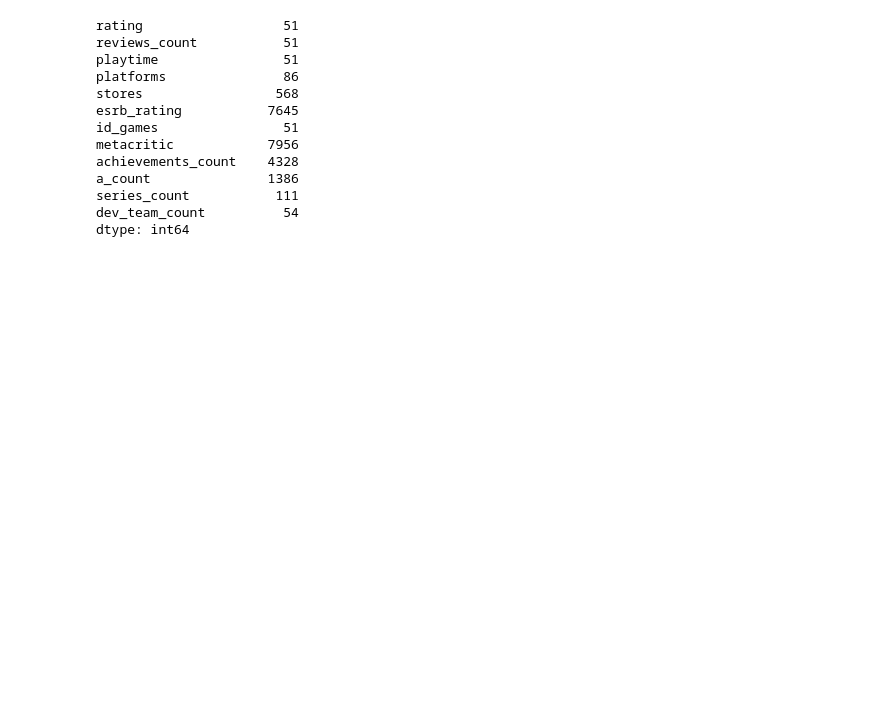
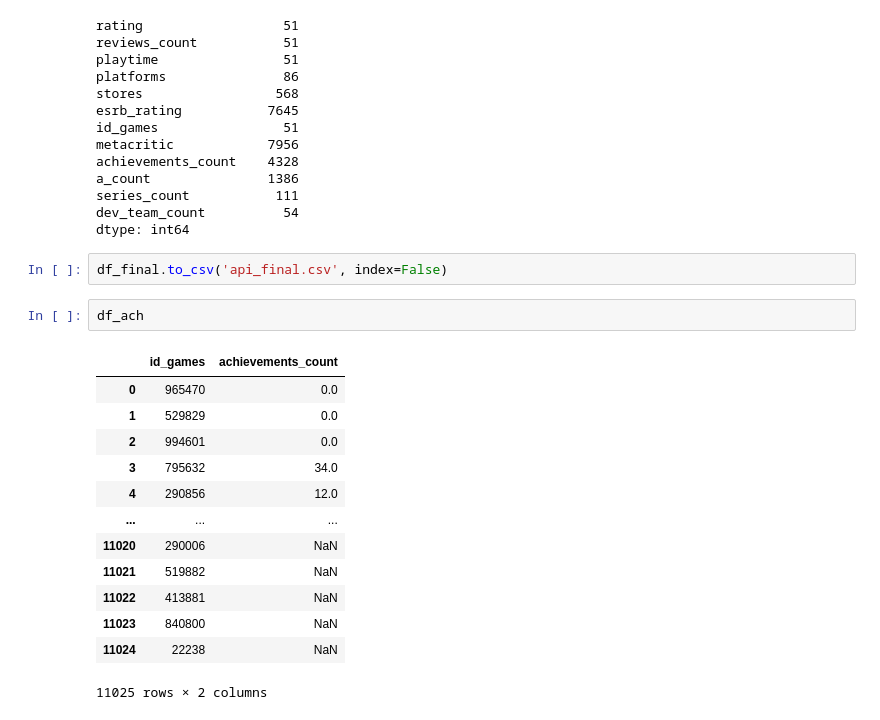
Before and after one commit to zolzayada/GP3_cool, a Jupyter notebook: апи_гп3КУЛ.ipynb, the cells around one changed output. Saved outputs shown, nothing was run; the diff lists cells and outputs as text; blank space fills up the shorter version.

```diff
--- a/апи_гп3КУЛ.ipynb
+++ b/апи_гп3КУЛ.ipynb
@@ -801,3 +801,21 @@ a_count               1386
 series_count           111
 dev_team_count          54
 dtype: int64
+# %%
+df_final.to_csv('api_final.csv', index=False)
+# %%
+df_ach
+# %% [output]
+|  | id_games | achievements_count |
+| 0 | 965470 | 0.0 |
+| 1 | 529829 | 0.0 |
+| 2 | 994601 | 0.0 |
+| 3 | 795632 | 34.0 |
+| 4 | 290856 | 12.0 |
+| ... | ... | ... |
+| 11020 | 290006 | NaN |
+| 11021 | 519882 | NaN |
+| 11022 | 413881 | NaN |
+| 11023 | 840800 | NaN |
+| 11024 | 22238 | NaN |
+11025 rows × 2 columns
```
Also changed, not shown: parts of 6 cells of this notebook.
